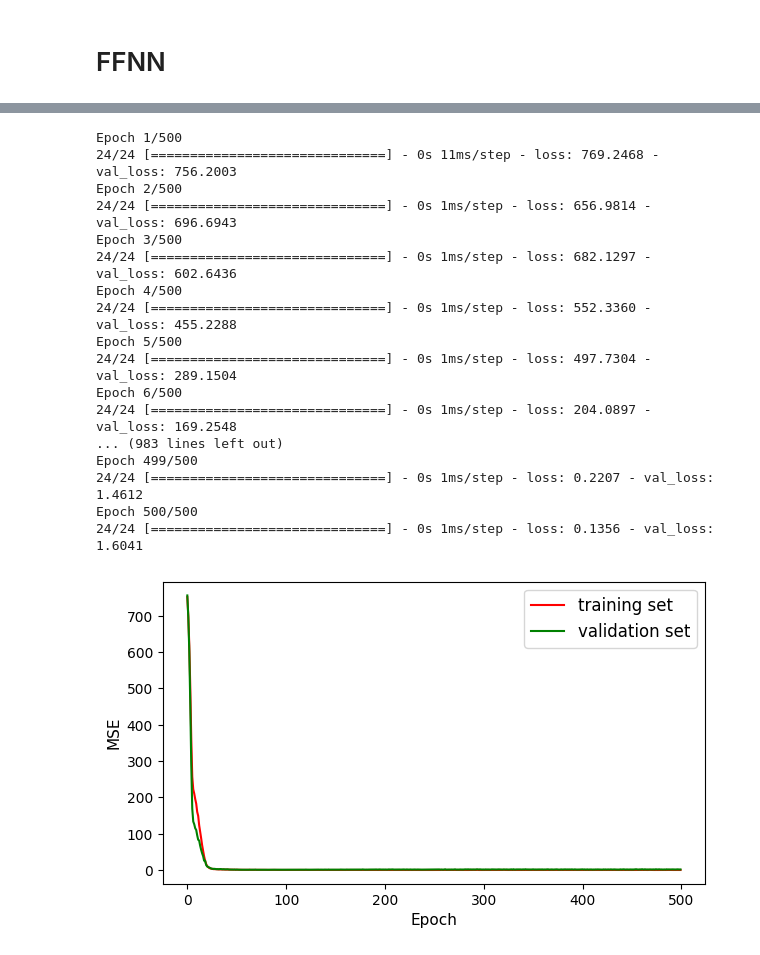
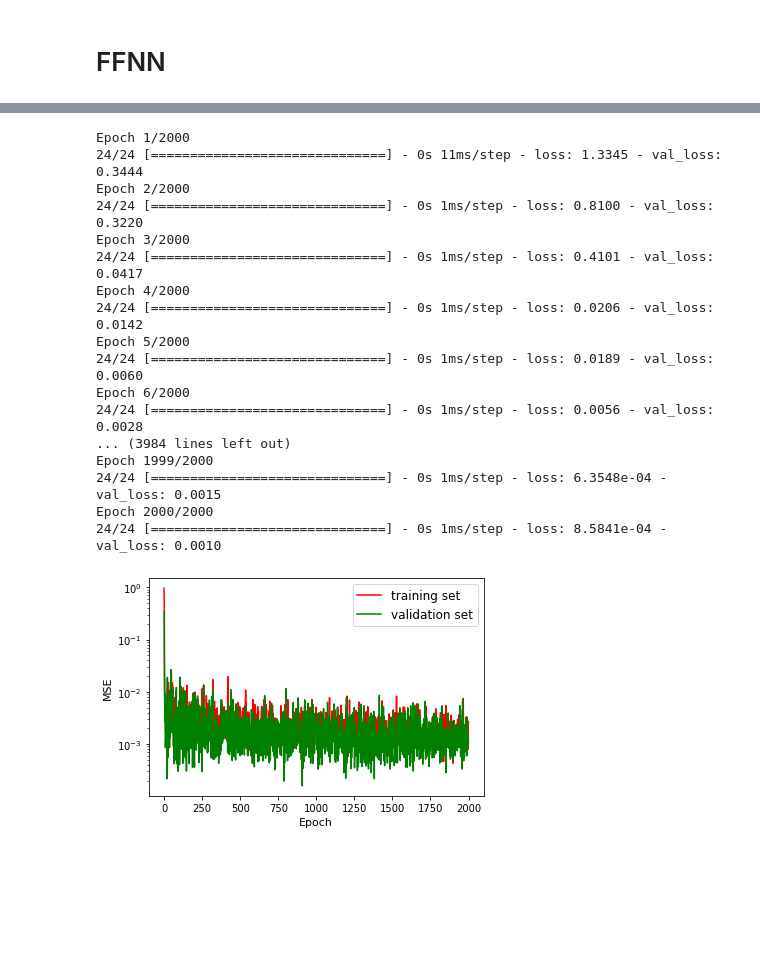
Before and after one commit to igomezv/neuralCosmoReconstruction, a Jupyter notebook: notebooks/binned_JLA_ANN_DO.ipynb, the cells around one changed output, grey strips where cells are left out. Cells and saved outputs as stored; diff of their text form; code cells hidden in the pictures; blank space fills up the shorter version.

```diff
--- a/notebooks/binned_JLA_ANN_DO.ipynb
+++ b/notebooks/binned_JLA_ANN_DO.ipynb
@@ -51,16 +51,17 @@ ntrain = int(split * len(z))
 indx = [ntrain]
 
 # index = np.argsort(z)
-zz = np.log(z)
+zz = np.log10(z)
 
 # scalerz = StandardScaler()
 # scalerz.fit(z.reshape(-1, 1))
 # zz = scalerz.transform(z.reshape((-1,1)))
 
-# scalerdl = StandardScaler()
-# scalerdl.fit(dl.reshape(-1, 1))
-# dll = scalerdl.transform(dl.reshape((-1,1)))
-dll = dl.reshape(nsize, 1)
+
+scalerdl = StandardScaler()
+scalerdl.fit(dl.reshape(-1, 1))
+dll = scalerdl.transform(dl.reshape((-1,1)))
+# dll = dl.reshape(nsize, 1)
 
 
 # scalererr = StandardScaler()
@@ -68,17 +69,18 @@ dll = dl.reshape(nsize, 1)
 # errscl = scalererr.transform(errors.reshape((-1,1)))
 
 z_train, z_test = np.split(zz, indx)
-y = np.concatenate((dll, errors), axis=1)
+y = dll
 y_train, y_test = np.split(y, indx)
 # y
 # %%
 def model2_dropout(input_z):
-    efirst = Dense(50, activation='relu', input_shape=(1,))(input_z)
-    x = MCDropout(0.001)(efirst)
-    x = Dense(100, activation='relu')(x)
+    efirst = Dense(100, activation='relu', input_shape=(1,))(input_z)
+#     x = MCDropout(0.001)(efirst)
+    x = Dense(100, activation='relu')(efirst)
 #     x = MCDropout(0.001)(x)
-
-    elast = Dense(2, activation='linear')(x)
+    x = Dense(150, activation='relu')(x)
+    x = MCDropout(0.001)(x)
+    elast = Dense(1, activation='linear')(x)
     return elast
 
 input_z = Input(shape = (1,))
@@ -106,41 +110,42 @@ Non-trainable params: 0
 _________________________________________________________________
 # %%
 model2_train = neural_model2.fit(z_train, y_train, batch_size=1,
-                                    epochs=500,verbose=1,
+                                    epochs=2000,verbose=1,
                                     validation_data=(z_test, y_test))
 #                                     callbacks=callbacks)
 # %% [output]
-Epoch 1/500
-24/24 [==============================] - 0s 11ms/step - loss: 769.2468 - val_loss: 756.2003
-Epoch 2/500
-24/24 [==============================] - 0s 1ms/step - loss: 656.9814 - val_loss: 696.6943
-Epoch 3/500
-24/24 [==============================] - 0s 1ms/step - loss: 682.1297 - val_loss: 602.6436
-Epoch 4/500
-24/24 [==============================] - 0s 1ms/step - loss: 552.3360 - val_loss: 455.2288
-Epoch 5/500
-24/24 [==============================] - 0s 1ms/step - loss: 497.7304 - val_loss: 289.1504
-Epoch 6/500
-24/24 [==============================] - 0s 1ms/step - loss: 204.0897 - val_loss: 169.2548
-... (983 lines left out)
-Epoch 499/500
-24/24 [==============================] - 0s 1ms/step - loss: 0.2207 - val_loss: 1.4612
-Epoch 500/500
-24/24 [==============================] - 0s 1ms/step - loss: 0.1356 - val_loss: 1.6041
+Epoch 1/2000
+24/24 [==============================] - 0s 11ms/step - loss: 1.3345 - val_loss: 0.3444
+Epoch 2/2000
+24/24 [==============================] - 0s 1ms/step - loss: 0.8100 - val_loss: 0.3220
+Epoch 3/2000
+24/24 [==============================] - 0s 1ms/step - loss: 0.4101 - val_loss: 0.0417
+Epoch 4/2000
+24/24 [==============================] - 0s 1ms/step - loss: 0.0206 - val_loss: 0.0142
+Epoch 5/2000
+24/24 [==============================] - 0s 1ms/step - loss: 0.0189 - val_loss: 0.0060
+Epoch 6/2000
+24/24 [==============================] - 0s 1ms/step - loss: 0.0056 - val_loss: 0.0028
+... (3984 lines left out)
+Epoch 1999/2000
+24/24 [==============================] - 0s 1ms/step - loss: 6.3548e-04 - val_loss: 0.0015
+Epoch 2000/2000
+24/24 [==============================] - 0s 1ms/step - loss: 8.5841e-04 - val_loss: 0.0010
 # %%
-plt.figure(figsize=(7, 4), dpi=100)
+# plt.figure(figsize=(3, 2), dpi=100)
 
 plt.plot(model2_train.history['loss'], color='r', )
 plt.plot(model2_train.history['val_loss'], color='g')
 
 plt.ylabel('MSE', fontsize=11)
+plt.yscale('log')
 plt.xlabel('Epoch', fontsize=11)
 plt.legend(['training set', 'validation set'], loc='upper right', fontsize=12)
-plt.xticks(fontsize=10)
-plt.yticks(fontsize=10)
+# plt.xticks([])
+# plt.yticks([])
 # plt.title('FFNN+MC-DO', fontsize=8)
 
 plt.savefig('loss_dropoutJLA2.png')
 # %% [output]
-[figure, old version]
+[figure, new version]
 # %%
```
Also changed, not shown: parts of 8 cells of this notebook.
